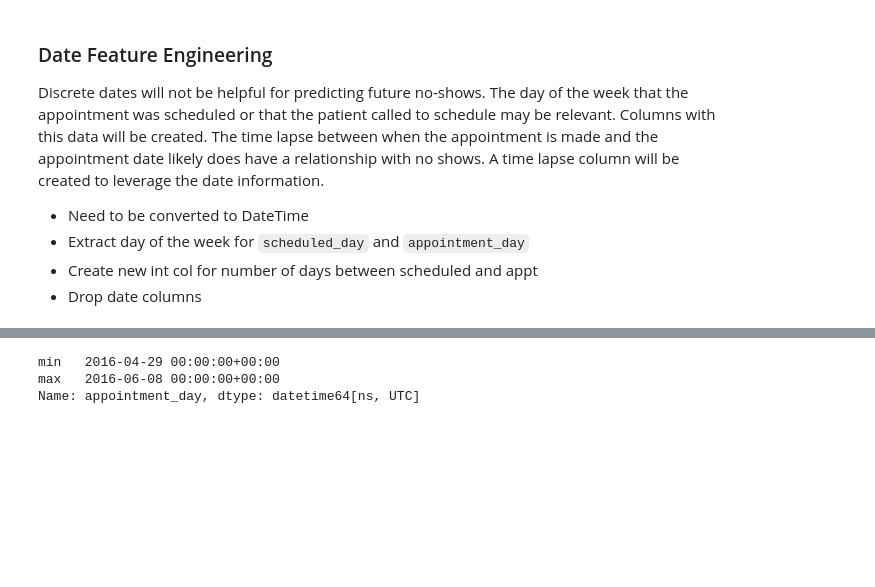
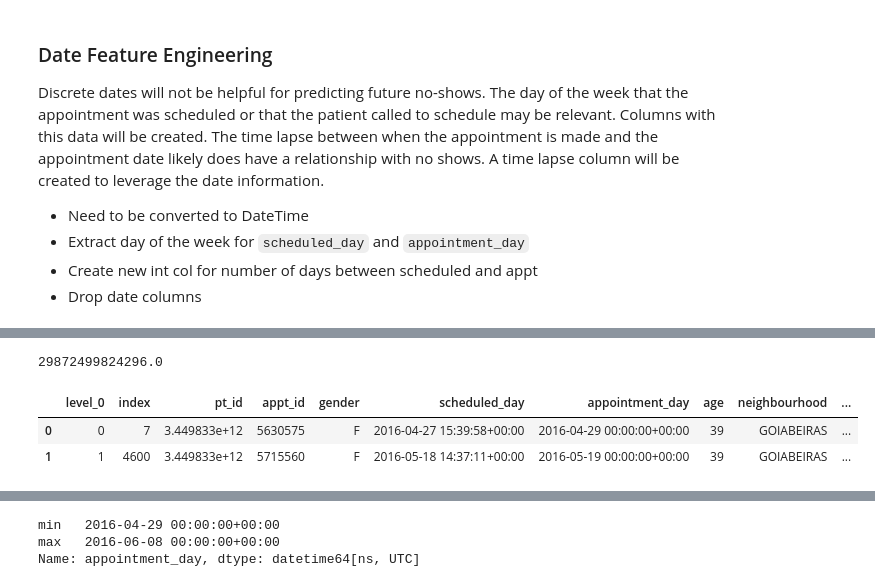
Before and after one commit to afbowman/UnsupervisedLearning, a Jupyter notebook: Capstone_Project.ipynb, the cells around one changed output, grey strips where cells are left out. Drawn from its saved outputs; the diff is of its cells as text; code cells hidden in the pictures; blank space fills up the shorter version.

```diff
--- a/Capstone_Project.ipynb
+++ b/Capstone_Project.ipynb
@@ -328,0 +378,33 @@ df_prep.head()
+# %%
+def count_noshows(dup_df, id):
+    ns = 0
+
+    df_temp = dup_df[dup_df['pt_id'] == id].sort_values('appointment_day').reset_index().reset_index()
+    df_temp['appt_count'] = df_temp['level_0']
+    df_temp['ns_count'] = 0
+
+    for i, row in df_temp.iterrows():
+        if row['no_show'] == 'No':
+            df_temp.at[i, 'ns_count'] = ns
+            ns = 0
+        else:
+            ns +=1
+            df_temp.at[i, 'ns_count'] = ns
+
+    return df_temp
+# %%
+sample_id = dup_pts.iloc[0]
+sample_id['pt_id']
+# %% [output]
+29872499824296.0
+# %%
+dup_ns = dup_pts[dup_pts['no_show'] == 'Yes']
+dup_id = dup_ns.iloc[0]
+dup_id = dup_id['pt_id']
+# %%
+#new_dups=pd.DataFrame()
+count_noshows(dup_pts, dup_id)
+# %% [output]
+|  | level_0 | index | pt_id | appt_id | gender | scheduled_day | appointment_day | age | neighbourhood | ... |
+| 0 | 0 | 7 | 3.449833e+12 | 5630575 | F | 2016-04-27 15:39:58+00:00 | 2016-04-29 00:00:00+00:00 | 39 | GOIABEIRAS | ... |
+| 1 | 1 | 4600 | 3.449833e+12 | 5715560 | F | 2016-05-18 14:37:11+00:00 | 2016-05-19 00:00:00+00:00 | 39 | GOIABEIRAS | ... |
```
Also changed, not shown: parts of 17 cells of this notebook.
